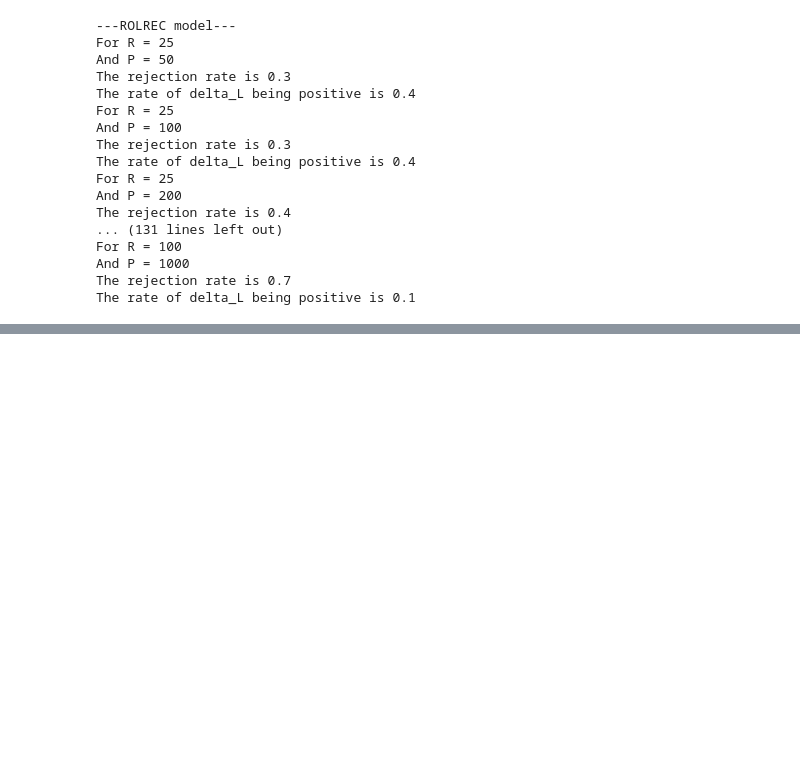
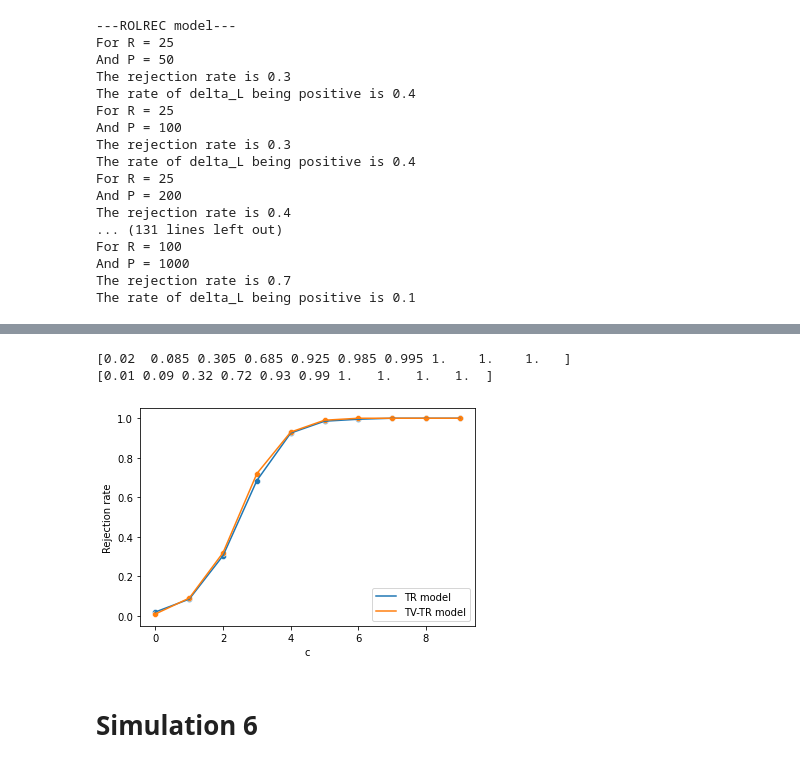
Before and after one commit to JochemvdBosch/Forecast_evaluation, a Jupyter notebook: Simulation_code.ipynb, the cells around one changed output, grey strips where cells are left out. Cells and saved outputs as stored; diff of their text form; code cells hidden in the pictures; blank space fills up the shorter version.

```diff
--- a/Simulation_code.ipynb
+++ b/Simulation_code.ipynb
@@ -1491,0 +1374,55 @@ Exception: Model type unknown
+# %%
+# Global variables that determine the accuracy of the outcome
+MC_iterations = 200
+grid_elements = 20
+
+iterations_CV = 1000
+c_length = 10
+
+# Global variable to set the significance level
+signi_level = 0.05
+
+# Values for P to loop over
+P_MC_array = [50,100,200]
+c_array = np.arange(c_length)
+
+# Initiliaze R
+R_MC = 100
+
+# Adjustable variables
+parallelization = True
+barlett_kernel = False
+
+# Initialize empty array
+rejection_array = np.zeros(c_length)
+
+# Determine the rejection rate of the models given the model and P = 50
+P_MC = 100
+T_MC = P_MC + R_MC
+
+model_type = "TR"
+signi_level = 0.024
+for c in c_array:
+#     print(c)
+    rejection_array[c] = MonteCarlo_7(R_MC,P_MC,T_MC,c)
+print(rejection_array)
+sns.scatterplot(data=rejection_array)
+sns.lineplot(data=rejection_array, label='TR model')
+
+model_type = "TV-TR"
+signi_level = 0.024
+for c in c_array:
+#     print(c)
+    rejection_array[c] = MonteCarlo_7(R_MC,P_MC,T_MC,c)
+print(rejection_array)
+sns.scatterplot(data=rejection_array)
+sns.lineplot(data=rejection_array, label='TV-TR model')
+plt.xlabel('c')
+plt.ylabel('Rejection rate')
+plt.ylim(-0.05, 1.05)
+plt.legend(loc='lower right')
+plt.show()
+# %% [output]
+[0.02  0.085 0.305 0.685 0.925 0.985 0.995 1.    1.    1.   ]
+[0.01 0.09 0.32 0.72 0.93 0.99 1.   1.   1.   1.  ]
+[figure, added]
@@ -1491,0 +1583,2 @@ Exception: Model type unknown
+# %% [markdown]
+# Simulation 6
```
Also changed, not shown: parts of 25 cells of this notebook.
